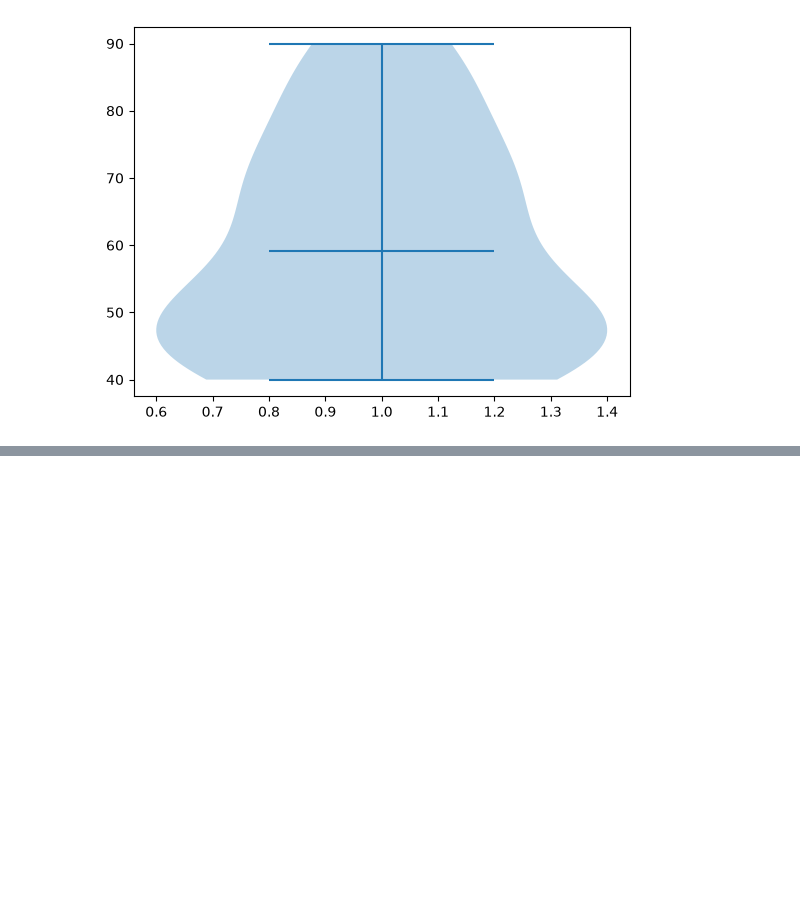
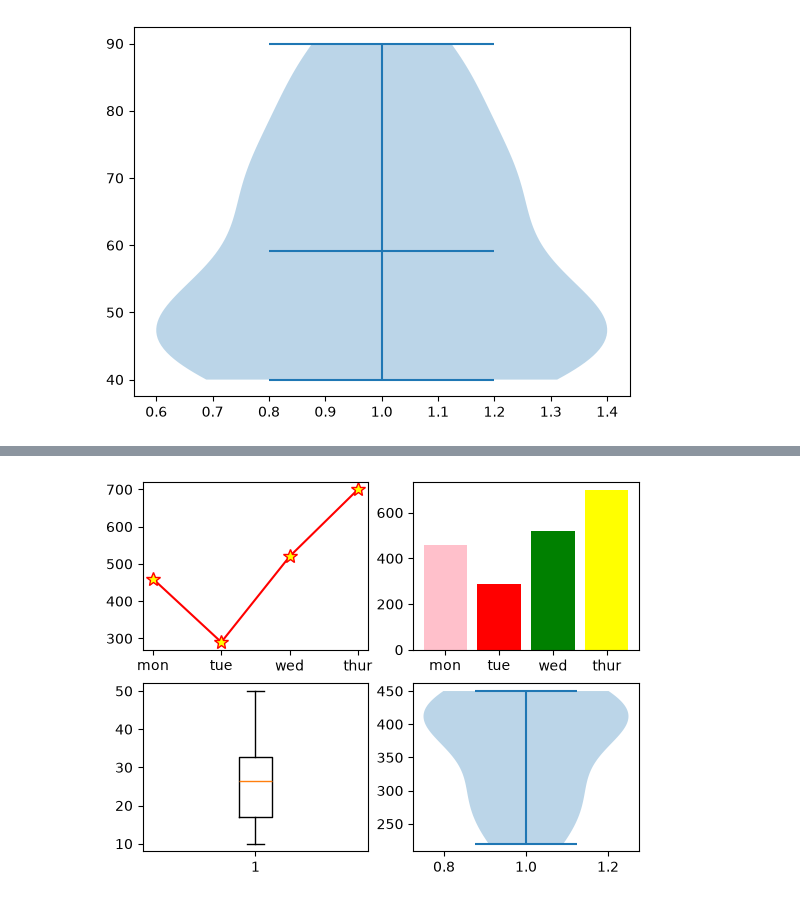
Before and after one commit to AmitKumarPrasad1846/Complete_AI_ML_challenge, a Jupyter notebook: 04_visualisation/visualisation_day_3.ipynb, the cells around one changed output, grey strips where cells are left out. Saved outputs shown, nothing was run; the diff lists cells and outputs as text; code cells hidden in the pictures; blank space fills up the shorter version.

```diff
--- a/04_visualisation/visualisation_day_3.ipynb
+++ b/04_visualisation/visualisation_day_3.ipynb
@@ -114,0 +150,30 @@ plt.show()
+# %%
+# 4 plots together
+
+# plt.subplot(2,2,figsize=(12,8)) # it will give me the error.
+
+# 1st plot
+plt.subplot(2,2,1)
+days=['mon','tue','wed','thur']
+sales=[460,290,520,700]
+plt.plot(days,sales,color='red',marker='*',markersize=10,markerfacecolor='yellow')
+
+#2nd plot
+plt.subplot(2,2,2)
+days=['mon','tue','wed','thur']
+sales=[460,290,520,700]
+plt.bar(days,sales,color=['pink','red','green','yellow'])
+
+#3rd plot
+plt.subplot(2,2,3)
+age=[10,13,14,19,18,29,28,32,25,35,42,50]
+plt.boxplot(age)
+
+# 4th plot
+plt.subplot(2,2,4)
+sales=[400,450,220,260,300,400,430,420,320,410]
+plt.violinplot(sales)
+
+plt.show()
+# %% [output]
+[figure, added]
```
Also changed, not shown: parts of 2 cells of this notebook.
